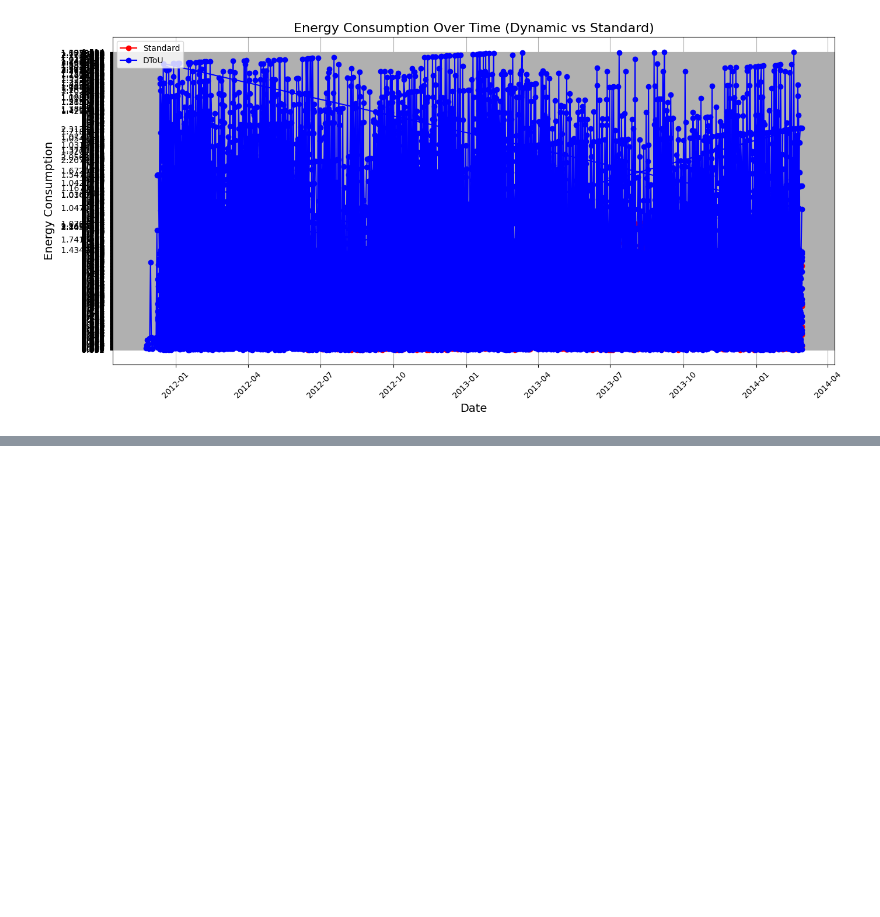
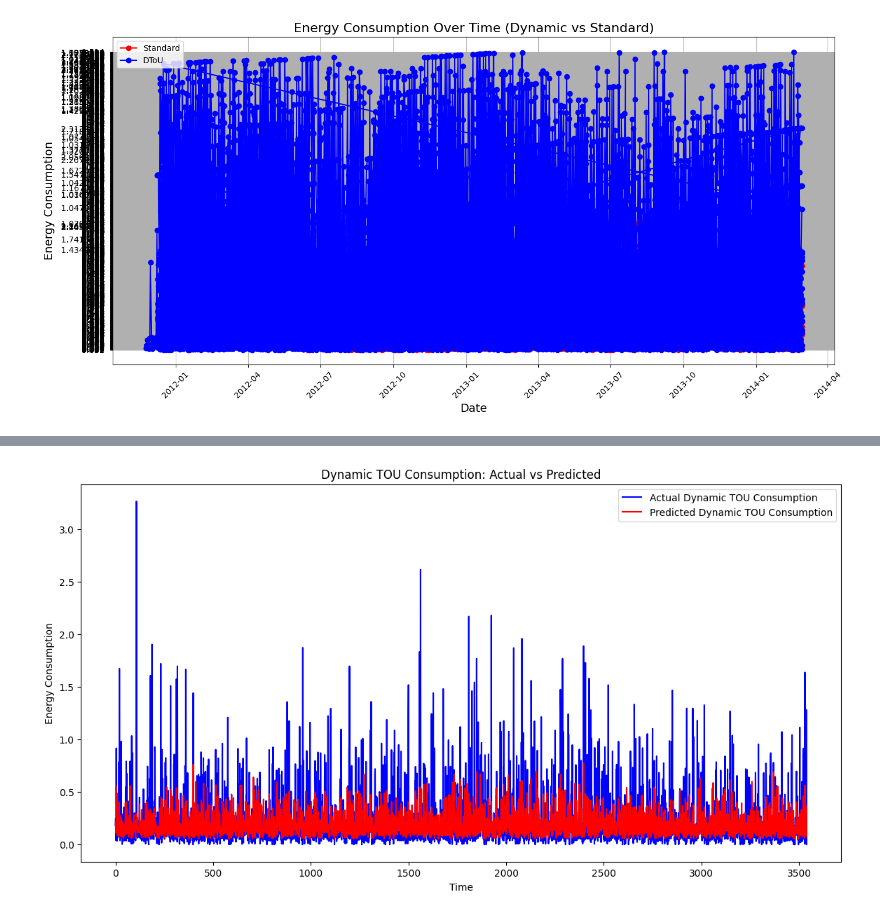
Before and after one commit to asgharlaib/Project_v1, a Jupyter notebook: Project.ipynb, the cells around one changed output, grey strips where cells are left out. Drawn from its saved outputs; the diff is of its cells as text; code cells hidden in the pictures; blank space fills up the shorter version.

```diff
--- a/Project.ipynb
+++ b/Project.ipynb
@@ -269,0 +270,4 @@ history_standard = model_standard.fit(X_train_std, y_train_std, batch_size=1, ep
+# %%
+# Make predictions
+pred_dynamic = model_dynamic.predict(X_test_dyn)
+pred_standard = model_standard.predict(X_test_std)
@@ -269,0 +277,18 @@ history_standard = model_standard.fit(X_train_std, y_train_std, batch_size=1, ep
+# %%
+pred_dynamic = scaler_dynamic.inverse_transform(pred_dynamic)
+y_test_dyn = scaler_dynamic.inverse_transform(y_test_dyn.reshape(-1, 1))
+
+pred_standard = scaler_standard.inverse_transform(pred_standard)
+y_test_std = scaler_standard.inverse_transform(y_test_std.reshape(-1, 1))
+# %%
+# Plot the predictions vs actual values for dynamic TOU users
+plt.figure(figsize=(14, 7))
+plt.plot(y_test_dyn, color='blue', label='Actual Dynamic TOU Consumption')
+plt.plot(pred_dynamic, color='red', label='Predicted Dynamic TOU Consumption')
+plt.title('Dynamic TOU Consumption: Actual vs Predicted')
+plt.xlabel('Time')
+plt.ylabel('Energy Consumption')
+plt.legend()
+plt.show()
+# %% [output]
+[figure, added]
```
Also changed, not shown: parts of 3 cells of this notebook.
